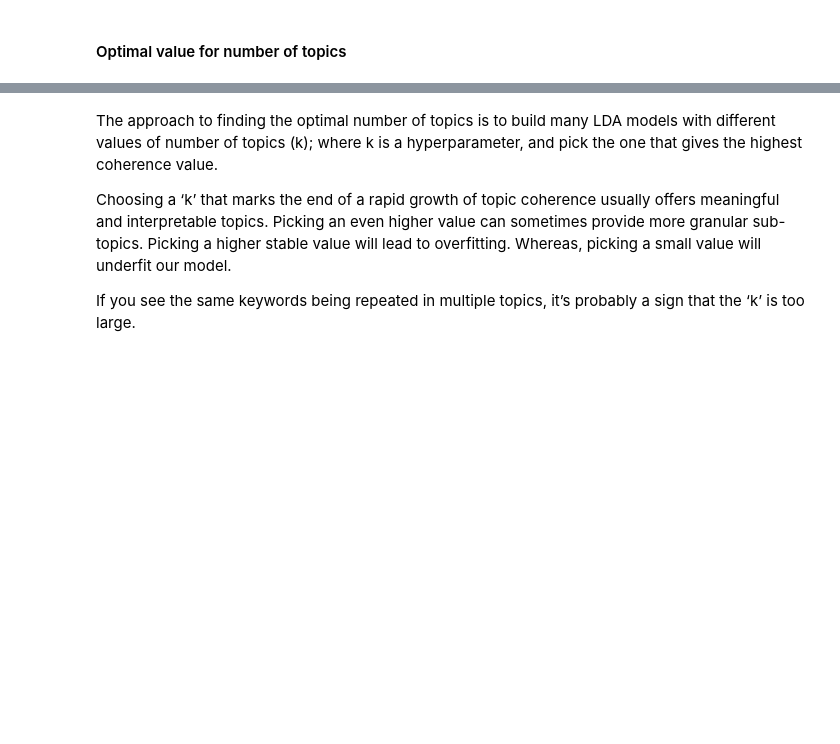
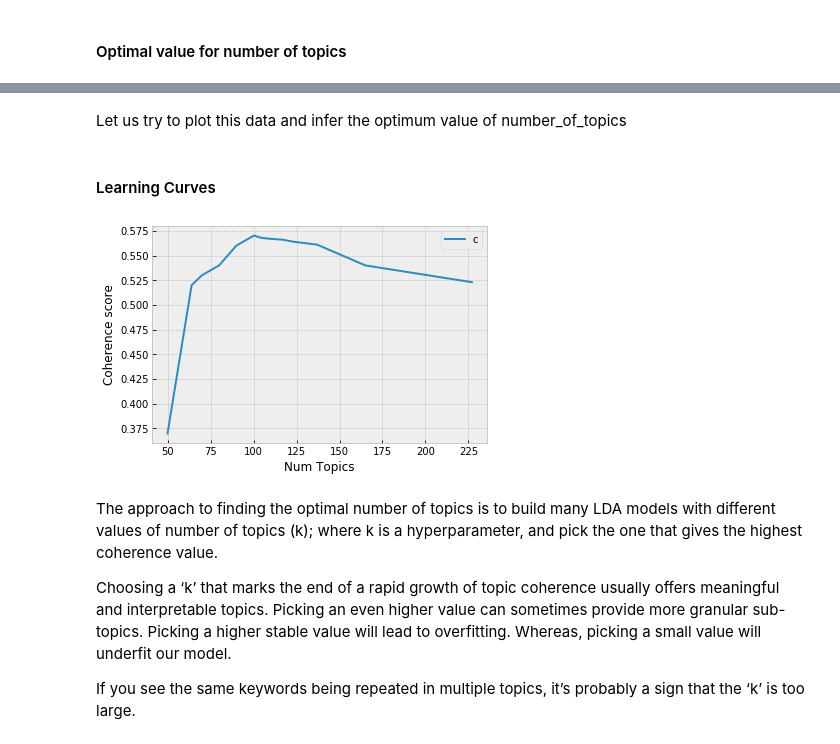
Before and after one commit to tanveertshaikh/LDA-topic-modeling, a Jupyter notebook: src/topic_modeling.ipynb, the cells around one changed output, grey strips where cells are left out. Cells and saved outputs as stored; diff of their text form; code cells hidden in the pictures; blank space fills up the shorter version.

```diff
--- a/src/topic_modeling.ipynb
+++ b/src/topic_modeling.ipynb
@@ -571,3 +600,18 @@ LDA is an iterative algorithm. Here are the two main steps:
+# %% [markdown]
+Let us try to plot this data and infer the optimum value of number_of_topics
+# %% [markdown]
+#### Learning Curves
+# %%
+# Show graph
+no_of_topics = [50, 64, 70, 80, 90, 100, 101, 102, 103, 104, 109, 117, 123, 137, 165, 227]
+coherence_scores = [0.37, 0.52, 0.53, 0.54, 0.56, 0.57, 0.57, 0.569, 0.569, 0.568, 0.567, 0.566, 0.564, 0.561, 0.54, 0.523]
+plt.plot(no_of_topics, coherence_scores)
+plt.xlabel("Num Topics")
+plt.ylabel("Coherence score")
+plt.legend(("coherence_values"), loc='best')
+plt.show()
+# %% [output]
+[figure, added]
 # %% [markdown]
 The approach to finding the optimal number of topics is to build many LDA models with different values of number of topics (k); where k is a hyperparameter, and pick the one that gives the highest coherence value.
 
```
Also changed, not shown: parts of 33 cells of this notebook, 27 other files.
